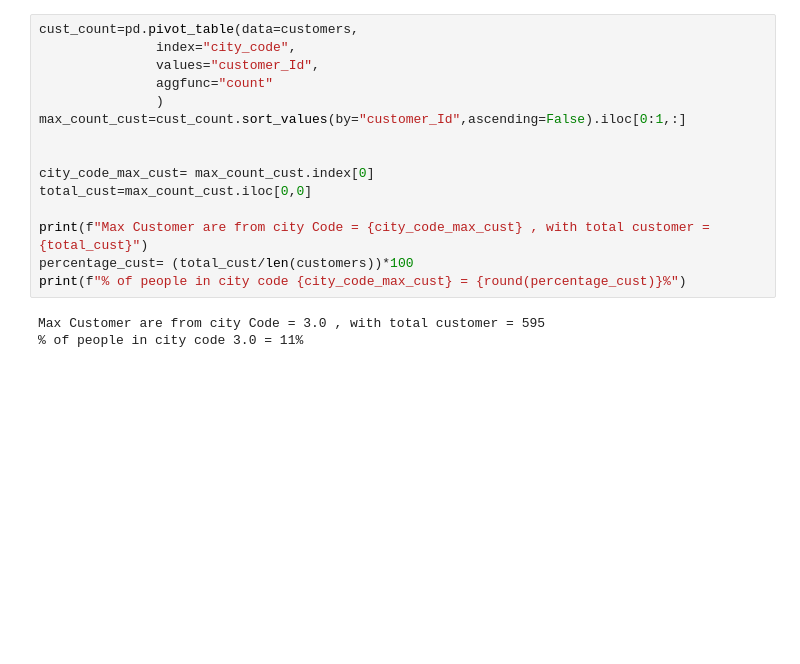
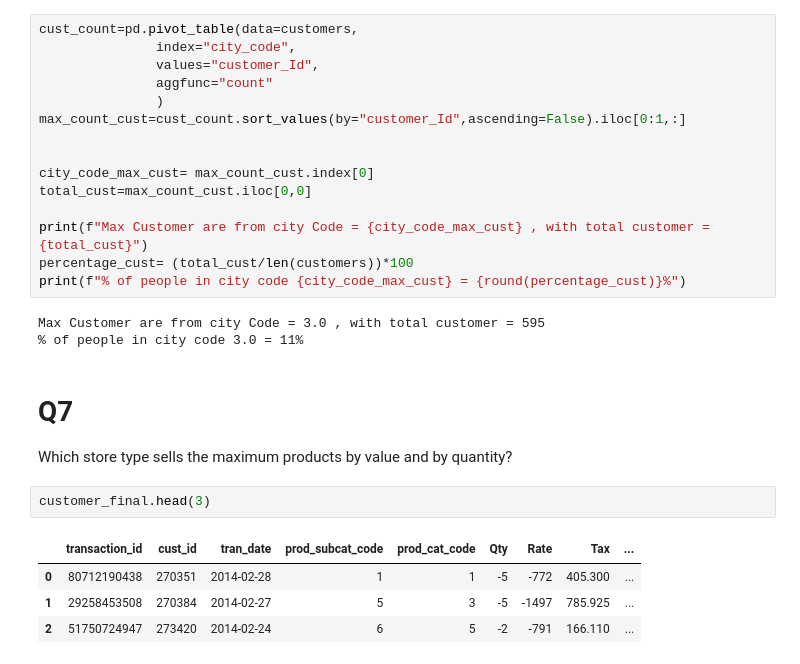
Before and after one commit to Pritish1607Tiwari/Case_Studies_Practice, a Jupyter notebook: Python Foundation Case Study 1 - Retail Case Study/Case Study 1 - Retail Case Study/solution.ipynb, the cells around one changed output. Drawn from its saved outputs; the diff is of its cells as text; blank space fills up the shorter version.

```diff
--- a/Python Foundation Case Study 1 - Retail Case Study/Case Study 1 - Retail Case Study/solution.ipynb
+++ b/Python Foundation Case Study 1 - Retail Case Study/Case Study 1 - Retail Case Study/solution.ipynb
@@ -292,3 +292,13 @@ print(f"% of people in city code {city_code_max_cust} = {round(percentage_cust)}
 # %% [output]
 Max Customer are from city Code = 3.0 , with total customer = 595
 % of people in city code 3.0 = 11%
+# %% [markdown]
+ # Q7
+ Which store type sells the maximum products by value and by quantity?
+# %%
+customer_final.head(3)
+# %% [output]
+|  | transaction_id | cust_id | tran_date | prod_subcat_code | prod_cat_code | Qty | Rate | Tax | ... |
+| 0 | 80712190438 | 270351 | 2014-02-28 | 1 | 1 | -5 | -772 | 405.300 | ... |
+| 1 | 29258453508 | 270384 | 2014-02-27 | 5 | 3 | -5 | -1497 | 785.925 | ... |
+| 2 | 51750724947 | 273420 | 2014-02-24 | 6 | 5 | -2 | -791 | 166.110 | ... |
```
Also changed, not shown: parts of 5 cells of this notebook.
